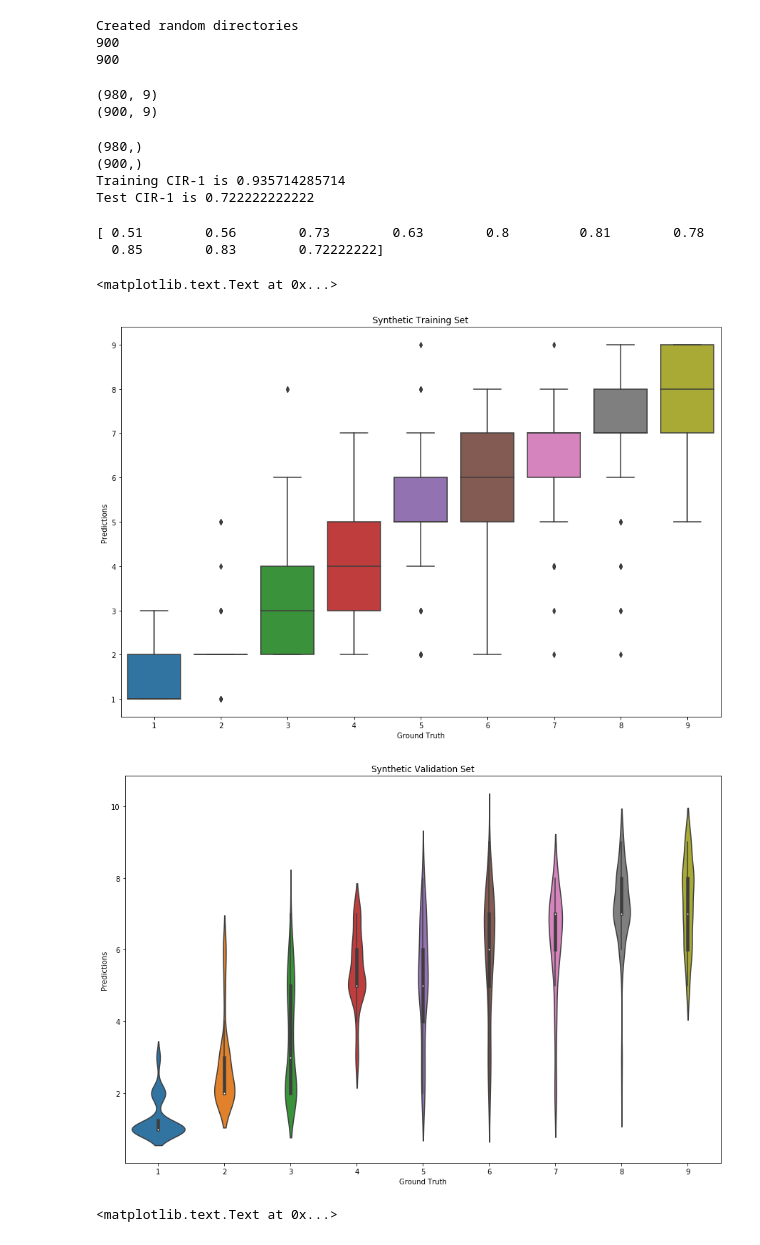
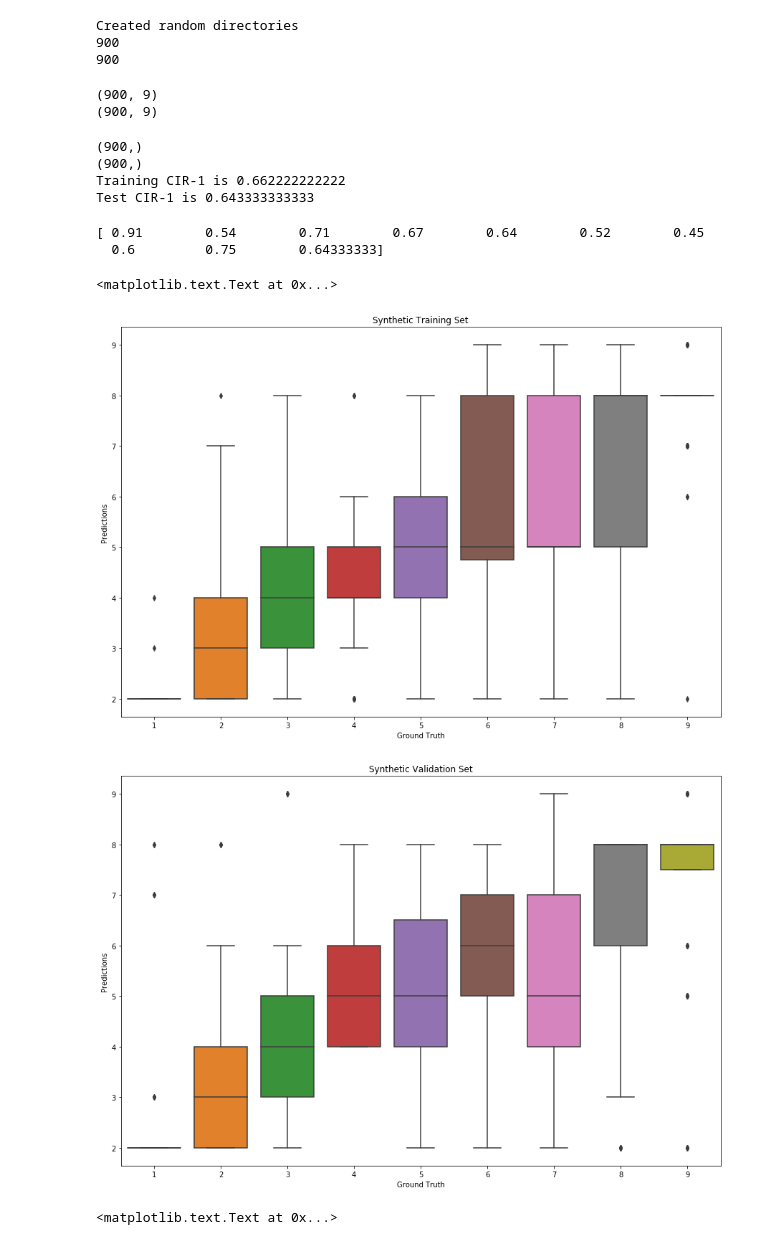
Before and after one commit to ozantezcan/Hoarding-pytorch, a Jupyter notebook: Pytoch_stats.ipynb, the cells around one changed output. Cells and saved outputs as stored; diff of their text form; code cells hidden in the pictures.

```diff
--- a/Pytoch_stats.ipynb
+++ b/Pytoch_stats.ipynb
@@ -29,8 +29,8 @@ import functions.stats as st
 
 plt.ion()   # interactive mode
 # %%
-model_ft = models.resnet18(pretrained=True).cuda()
-#model_ft=torch.load('./saved_models/resnet_synthetic_multisoft__560k_10epoch_July18  17:58:19')
+#model_ft = models.resnet18(pretrained=True).cuda()
+model_ft=torch.load('./saved_models/27_07_17_mit_indoor/loaded_synthetic_sgd_multisoft_July26  19:18:15')
 #model_ft=torch.load('./Obsolete/saved_models/resnet18_multi_88_real_7_15_17.mdl')
 model_ft.train(False)
 print(model_ft)
@@ -54,15 +54,19 @@ ResNet (
 )
 # %%
-rootdir='//home//mtezcan//Documents//Hoarding//Data_Sets//pruned//good//train//'
-tr_dirs, tr_cir, tr_house, tr_room = st.subsetCreator(rootdir,multi_dir=False,im_per_room=100,roomdirs=[''])
+dataset='real'
+if(dataset=='real'):
+    rootdir='//home//mtezcan//Documents//Hoarding//Data_Sets//pruned//good//train//'
+    tr_dirs, tr_cir, tr_house, tr_room = st.subsetCreator(rootdir,multi_dir=False,im_per_room=100,roomdirs=[''])
 
-rootdir='//home//mtezcan//Documents//Hoarding//Data_Sets//pruned//good//val//'
-test_dirs, test_cir, test_house, test_room = st.subsetCreator(rootdir,im_per_room=100,multi_dir=False,roomdirs=[''])
-
-#rootdir='//media//mtezcan//New Volume//HoardingImages//_rated//'
-#tr_dirs, tr_cir, tr_house, tr_room = st.subsetCreator(rootdir,im_per_room=10)
-#rootdir='//media//mtezcan//New Volume//HoardingImages//_val//'
-#test_dirs, test_cir, test_house, test_room = st.subsetCreator(rootdir,im_per_room=100)
+    rootdir='//home//mtezcan//Documents//Hoarding//Data_Sets//pruned//good//val//'
+    test_dirs, test_cir, test_house, test_room = st.subsetCreator(rootdir,im_per_room=100,multi_dir=False,roomdirs=[''])
+elif(dataset=='synthetic'):
+    rootdir='//media//mtezcan//New Volume//HoardingImages//_rated//'
+    tr_dirs, tr_cir, tr_house, tr_room = st.subsetCreator(rootdir,im_per_room=10)
+    rootdir='//media//mtezcan//New Volume//HoardingImages//_val//'
+    test_dirs, test_cir, test_house, test_room = st.subsetCreator(rootdir,im_per_room=100)
+else:
+    raise ValueError('Undefined dataset '+dataset)
 
 print('Created random directories')
 print(len(tr_dirs))
@@ -77,8 +81,8 @@ test_smax=st.extractFeats(test_dirs,model_ft,outsize=9)
 print(tr_smax.shape)
 print(test_smax.shape)
 # %% [output]
-(980, 9)
 (900, 9)
+(900, 9)
 # %%
 tr_pred=np.argmax(tr_smax,axis=1)+1
 test_pred=np.argmax(test_smax,axis=1)+1
@@ -90,32 +94,32 @@ test_err=np.abs(test_cir-test_pred)
 print('Training CIR-1 is '+str(np.mean(tr_err<=1)))
 print('Test CIR-1 is '+str(np.mean(test_err<=1)))
 # %% [output]
-(980,)
 (900,)
-Training CIR-1 is 0.935714285714
-Test CIR-1 is 0.722222222222
+(900,)
+Training CIR-1 is 0.662222222222
+Test CIR-1 is 0.643333333333
 # %%
 cir0,cir1,cir2=st.class_based_cirs(test_cir,test_pred)
 print(cir1)
 # %% [output]
-[ 0.51        0.56        0.73        0.63        0.8         0.81        0.78
-  0.85        0.83        0.72222222]
+[ 0.91        0.54        0.71        0.67        0.64        0.52        0.45
+  0.6         0.75        0.64333333]
 # %%
 plt.figure(figsize=(15,10))
 sns.boxplot(tr_cir,tr_pred)
 plt.title('Synthetic Training Set')
 plt.xlabel('Ground Truth')
 plt.ylabel('Predictions')
 
 plt.figure(figsize=(15,10))
-sns.violinplot(test_cir,test_pred)
+sns.boxplot(test_cir,test_pred)
 plt.title('Synthetic Validation Set')
 plt.xlabel('Ground Truth')
 plt.ylabel('Predictions')
 # %% [output]
 <matplotlib.text.Text at 0x...>
-[figure, old version]
+[figure, new version]
-[figure, old version]
+[figure, new version]
 # %%
 sns.jointplot(tr_cir,tr_pred,marginal_kws=dict(bins=range(1,11), rug=True))
 plt.title('Joint plot for training')
```
Also changed, not shown: parts of 1 cell of this notebook, 5 other files.
